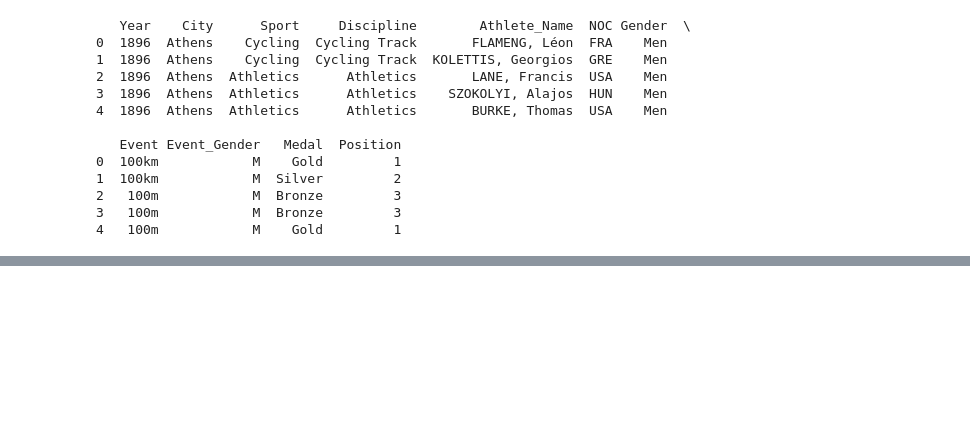
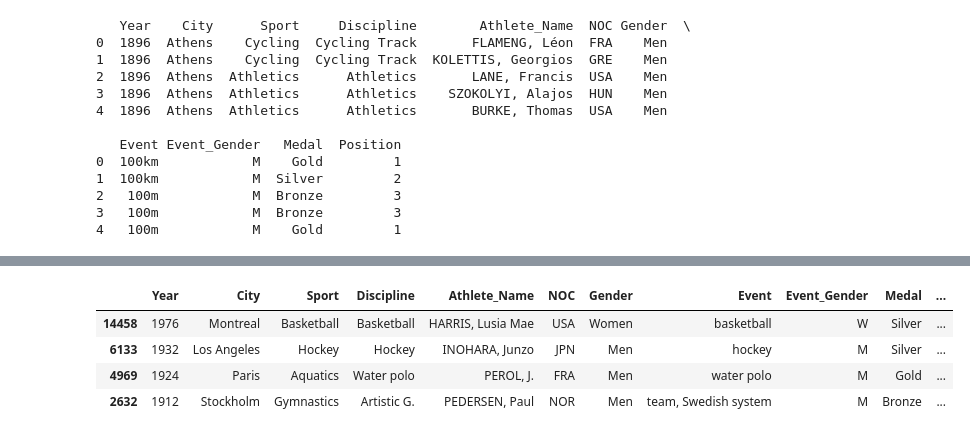
Before and after one commit to gcgauravchauhan10/Python_Practice_Codes, a Jupyter notebook: Practice with Pandas.ipynb, the cells around one changed output, grey strips where cells are left out. Cells and saved outputs as stored; diff of their text form; code cells hidden in the pictures; blank space fills up the shorter version.

```diff
--- a/Practice with Pandas.ipynb
+++ b/Practice with Pandas.ipynb
@@ -448,3 +448,12 @@ oo.sample(3)
 | 8959 | 1956 | Melbourne / Stockholm | Shooting | Shooting | SKÖLDBERG, Olof | SWE | Men | 100m running deer, single/double ... | M | Silver | ... |
 | 2225 | 1912 | Stockholm | Modern Pentathlon | Modern Pentath. | DE LAVAL, Georg | SWE | Men | Individual competition | M | Bronze | ... |
 | 16661 | 1984 | Los Angeles | Aquatics | Swimming | STOCKWELL, Marcus | AUS | Men | 100m freestyle | M | Silver | ... |
+# %%
+oo_new = pd.read_csv('olympics_1896_2004.csv', skiprows = 5).rename(columns = mapper)
+oo_new.sample(4)
+# %% [output]
+|  | Year | City | Sport | Discipline | Athlete_Name | NOC | Gender | Event | Event_Gender | Medal | ... |
+| 14458 | 1976 | Montreal | Basketball | Basketball | HARRIS, Lusia Mae | USA | Women | basketball | W | Silver | ... |
+| 6133 | 1932 | Los Angeles | Hockey | Hockey | INOHARA, Junzo | JPN | Men | hockey | M | Silver | ... |
+| 4969 | 1924 | Paris | Aquatics | Water polo | PEROL, J. | FRA | Men | water polo | M | Gold | ... |
+| 2632 | 1912 | Stockholm | Gymnastics | Artistic G. | PEDERSEN, Paul | NOR | Men | team, Swedish system | M | Bronze | ... |
```
Also changed, not shown: parts of 10 cells of this notebook.
